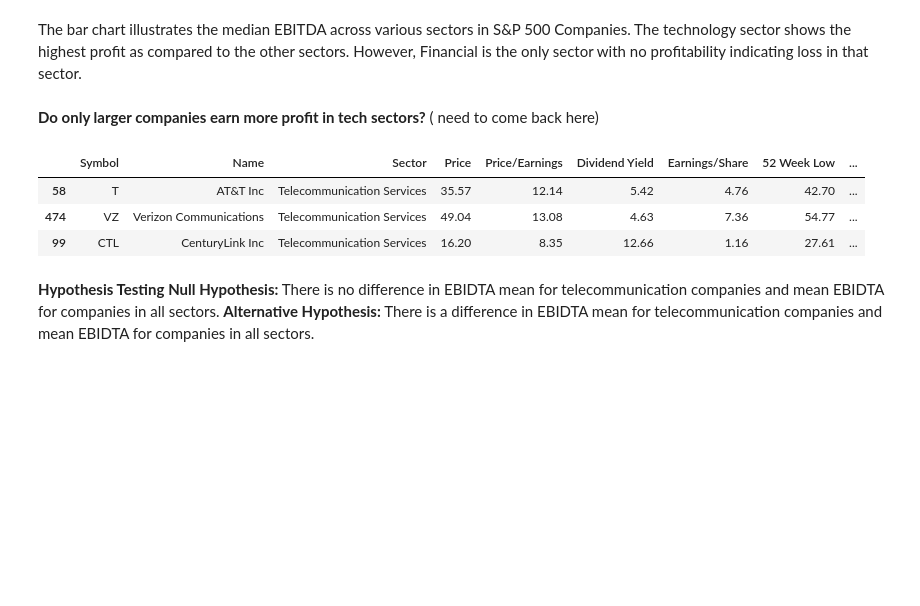
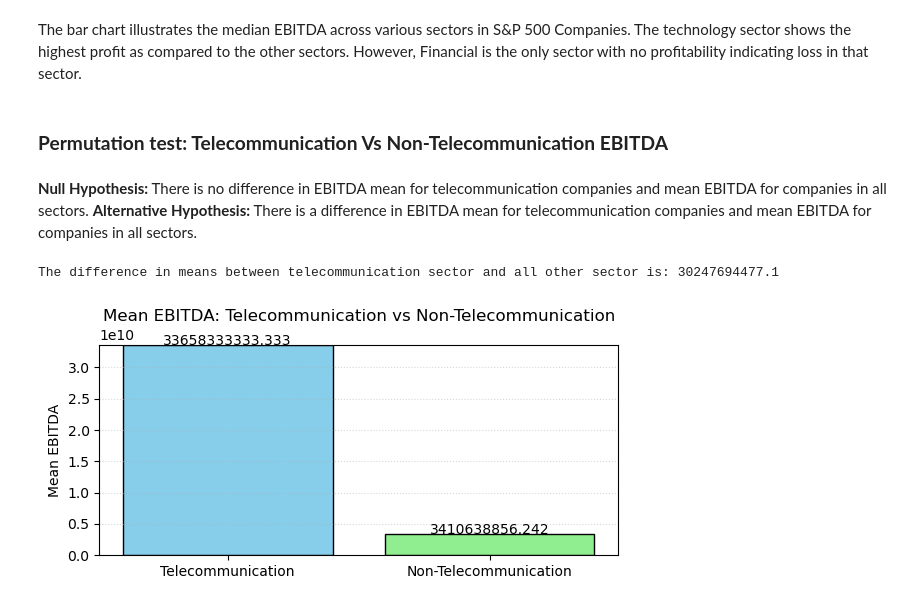
Before and after one commit to kavyakhanna/SP-500-Financial-Analysis, a Jupyter notebook: Analysis.ipynb, the cells around one changed output. Drawn from its saved outputs; the diff is of its cells as text; code cells hidden in the pictures; blank space fills up the shorter version.

```diff
--- a/Analysis.ipynb
+++ b/Analysis.ipynb
@@ -90,19 +81,35 @@ plt.show()
 [figure]
 # %% [markdown]
 The bar chart illustrates the median EBITDA across various sectors in S&P 500 Companies. The technology sector shows the highest profit as compared to the other sectors. However, Financial is the only sector with no profitability indicating loss in that sector.
-# %% [markdown]
-**Do only larger companies earn more profit in tech sectors?** ( need to come back here)
-# %%
-#find the highest market cap company in tech sector
-tech_companies=df[df['Sector']=='Telecommunication Services']
-tech_companies=df[df['Sector']=='Telecommunication Services'].sort_values(by='Market Cap', ascending=False).head(10)
-tech_companies
-# %% [output]
-|  | Symbol | Name | Sector | Price | Price/Earnings | Dividend Yield | Earnings/Share | 52 Week Low | ... |
-| 58 | T | AT&T Inc | Telecommunication Services | 35.57 | 12.14 | 5.42 | 4.76 | 42.70 | ... |
-| 474 | VZ | Verizon Communications | Telecommunication Services | 49.04 | 13.08 | 4.63 | 7.36 | 54.77 | ... |
-| 99 | CTL | CenturyLink Inc | Telecommunication Services | 16.20 | 8.35 | 12.66 | 1.16 | 27.61 | ... |
-# %% [markdown]
-**Hypothesis Testing**
-**Null Hypothesis:** There is no difference in EBIDTA mean for telecommunication companies and mean EBIDTA for companies in all sectors.
-**Alternative Hypothesis:** There is a difference in EBIDTA mean for telecommunication companies and mean EBIDTA for companies in all sectors.
+# %% [markdown]
+### **Permutation test: Telecommunication Vs Non-Telecommunication EBITDA**
+# %% [markdown]
+**Null Hypothesis:** There is no difference in EBITDA mean for telecommunication companies and mean EBITDA for companies in all sectors.
+**Alternative Hypothesis:** There is a difference in EBITDA mean for telecommunication companies and mean EBITDA for companies in all sectors.
+# %%
+#Saperate the telecommunication and all other sectors
+telecom_df_permu=df[df['Sector']=='Telecommunication Services']['EBITDA'].dropna().values
+all_sector_df_permu=df[df['Sector']!='Telecommunication Services']['EBITDA'].dropna().values
+
+observed_diff_perm=np.mean(telecom_df_permu)- np.mean(all_sector_df_permu)
+print(f'The difference in means between telecommunication sector and all other sector is: {observed_diff_perm.round(1)}')
+
+
+plt.figure(figsize=(6,3))
+groups = ['Telecommunication', 'Non-Telecommunication']
+proportions = [np.mean(telecom_df_permu), np.mean(all_sector_df_permu)]
+plt.bar(groups, proportions, color=['skyblue', 'lightgreen'], edgecolor='black')
+plt.ylabel('Mean EBITDA')
+plt.title('Mean EBITDA: Telecommunication vs Non-Telecommunication')
+#Add values on top of bars
+for i, v in enumerate(proportions):
+    plt.text(i, v + 0.01, f"{v:.3f}", ha='center', fontsize=10)
+# y-axis limit for space
+plt.ylim(0, max(proportions) + 0.1)
+# Grid for readability
+plt.grid(axis='y', linestyle=':', alpha=0.5)
+plt.tight_layout()
+plt.show()
+# %% [output]
+The difference in means between telecommunication sector and all other sector is: 30247694477.1
+[figure, added]
```
Also changed, not shown: parts of 12 cells of this notebook.
